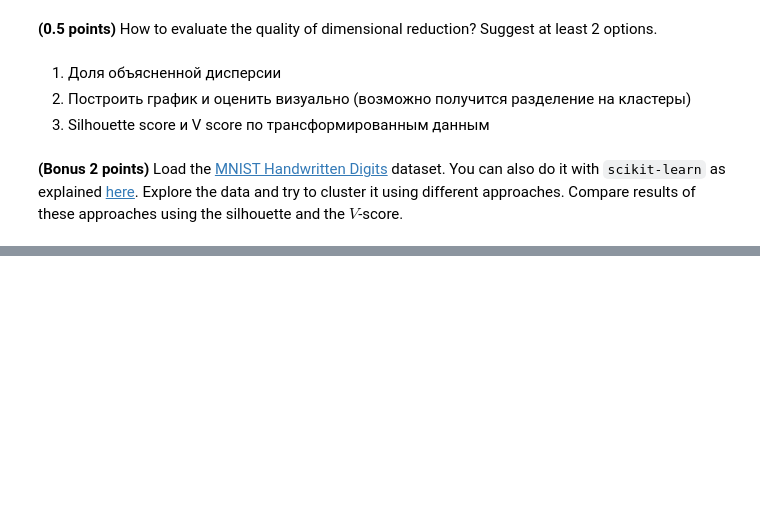
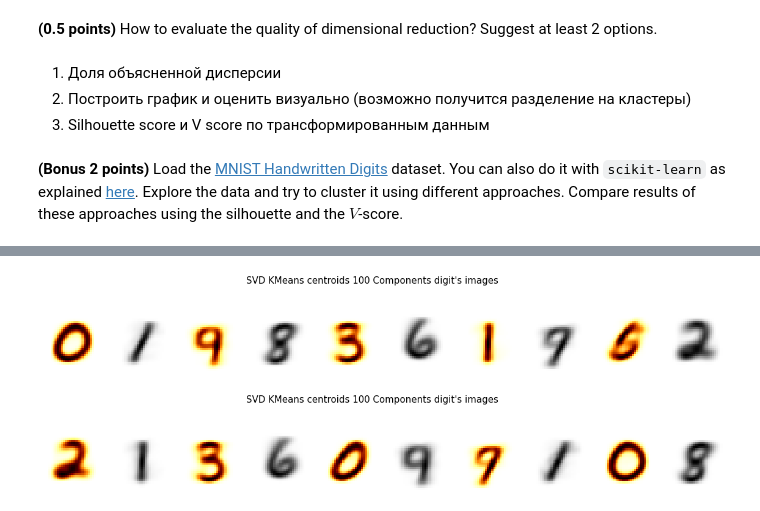
Before and after one commit to gvjas/ml-intro, a Jupyter notebook: 8_clustering/clustering.ipynb, the cells around one changed output, grey strips where cells are left out. Cells and saved outputs as stored; diff of their text form; code cells hidden in the pictures; blank space fills up the shorter version.

```diff
--- a/8_clustering/clustering.ipynb
+++ b/8_clustering/clustering.ipynb
@@ -498,4 +550,6 @@ X_msca_.shape
 # %%
 X_svd_ = TruncatedSVD(n_components=100).fit_transform(X_msca_)
 kmeans_labels = KMeans(n_clusters=10).fit_predict(X_svd_)
-visualize_digits(X, kmeans_labels, 'SVD KMeans centroids 100 Components')
+visualize_digits(pd.DataFrame(X_), kmeans_labels, shap=(28,28), method='SVD KMeans centroids 100 Components')
+# %% [output]
+[figure, added]
@@ -503,0 +556,6 @@ v_measure_score(y_train, kmeans_labels)
+# %%
+X_svd_ = TruncatedSVD(n_components=300).fit_transform(X_msca_)
+kmeans_labels = KMeans(n_clusters=10).fit_predict(X_svd_)
+visualize_digits(pd.DataFrame(X_), kmeans_labels, shap=(28,28), method='SVD KMeans centroids 300 Components')
+# %% [output]
+[figure, added]
```
Also changed, not shown: parts of 35 cells of this notebook.
